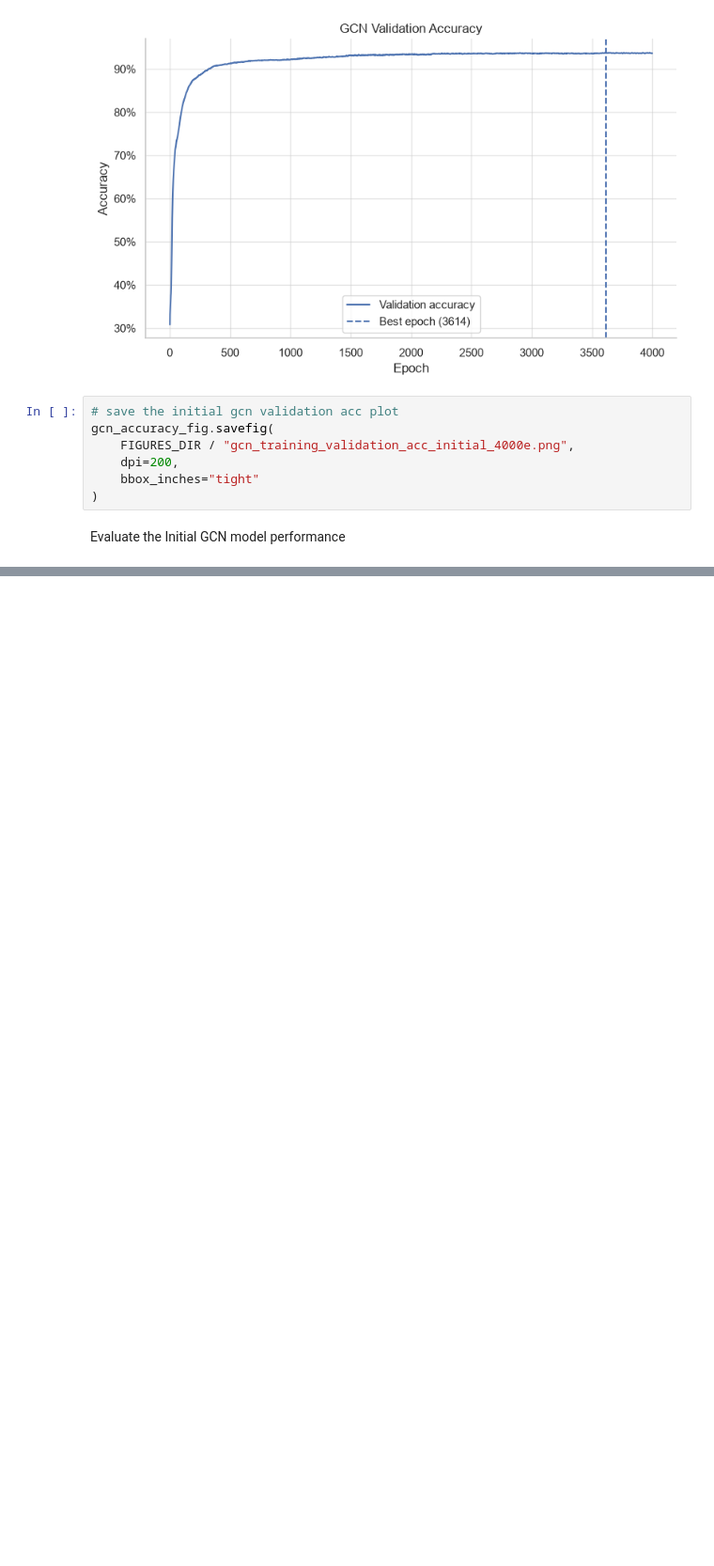
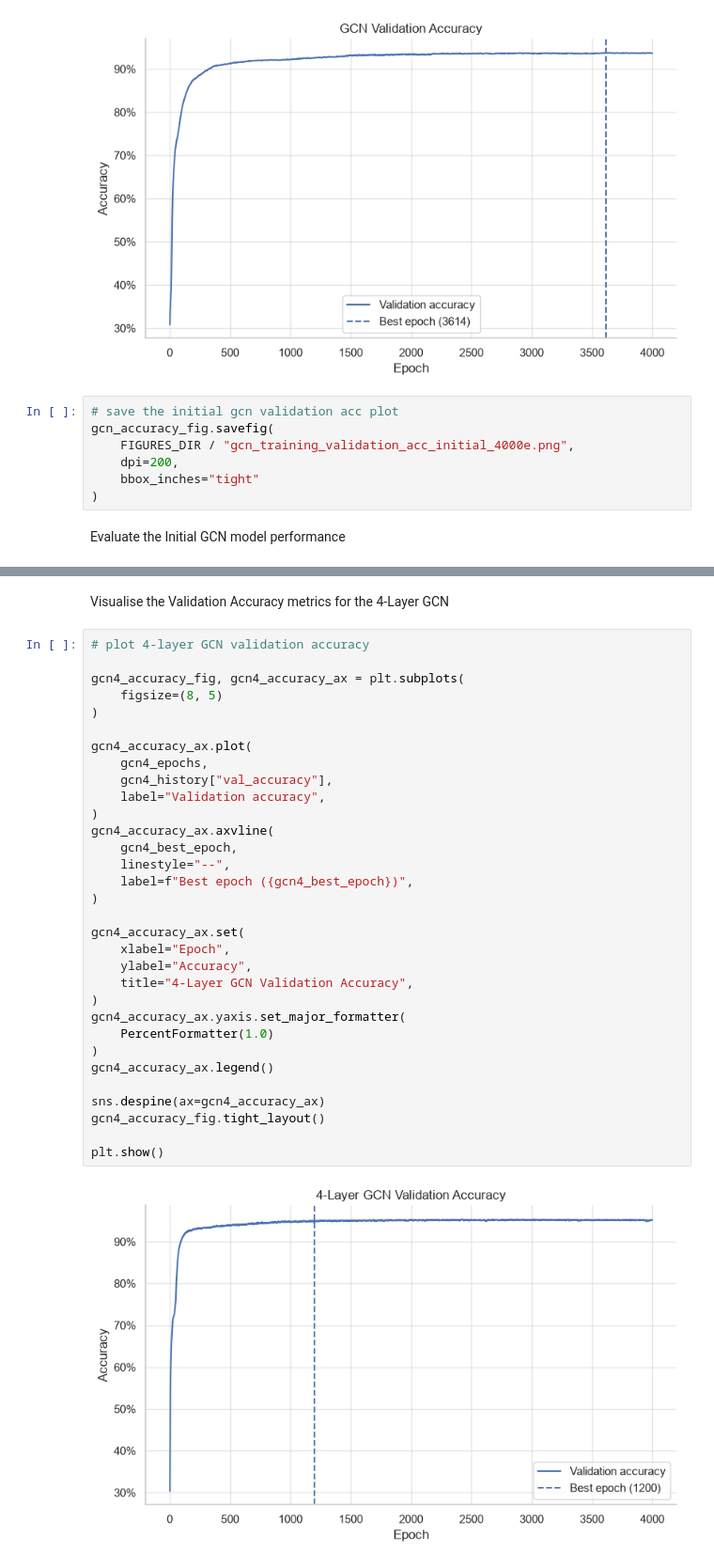
Before and after one commit to dm-uq/PatternAnalysis-2026, a Jupyter notebook: recognition/MultiLayer_GNN_s45506053/03_gnn_experiments.ipynb, the cells around one changed output, grey strips where cells are left out. Shown at 94% size. Saved outputs shown, nothing was run; the diff lists cells and outputs as text; blank space fills up the shorter version.

```diff
--- a/recognition/MultiLayer_GNN_s45506053/03_gnn_experiments.ipynb
+++ b/recognition/MultiLayer_GNN_s45506053/03_gnn_experiments.ipynb
@@ -387,0 +821,36 @@ print(
+# %% [markdown]
+Visualise the Validation Accuracy metrics for the 4-Layer GCN
+# %%
+# plot 4-layer GCN validation accuracy
+
+gcn4_accuracy_fig, gcn4_accuracy_ax = plt.subplots(
+    figsize=(8, 5)
+)
+
+gcn4_accuracy_ax.plot(
+    gcn4_epochs,
+    gcn4_history["val_accuracy"],
+    label="Validation accuracy",
+)
+gcn4_accuracy_ax.axvline(
+    gcn4_best_epoch,
+    linestyle="--",
+    label=f"Best epoch ({gcn4_best_epoch})",
+)
+
+gcn4_accuracy_ax.set(
+    xlabel="Epoch",
+    ylabel="Accuracy",
+    title="4-Layer GCN Validation Accuracy",
+)
+gcn4_accuracy_ax.yaxis.set_major_formatter(
+    PercentFormatter(1.0)
+)
+gcn4_accuracy_ax.legend()
+
+sns.despine(ax=gcn4_accuracy_ax)
+gcn4_accuracy_fig.tight_layout()
+
+plt.show()
+# %% [output]
+[figure, added]
```
Also changed, not shown: parts of 95 cells of this notebook, 2 other files.
